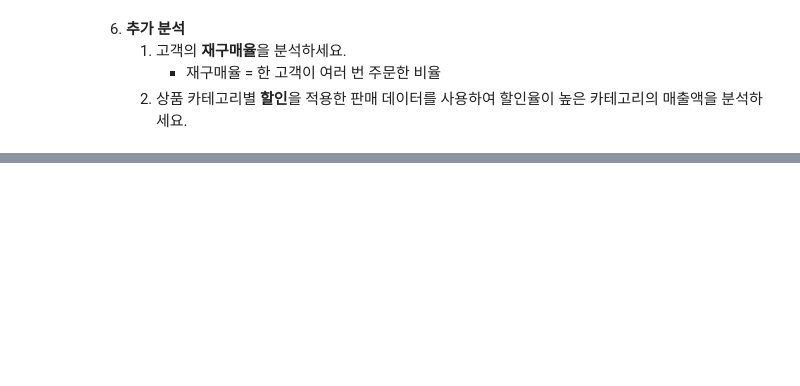
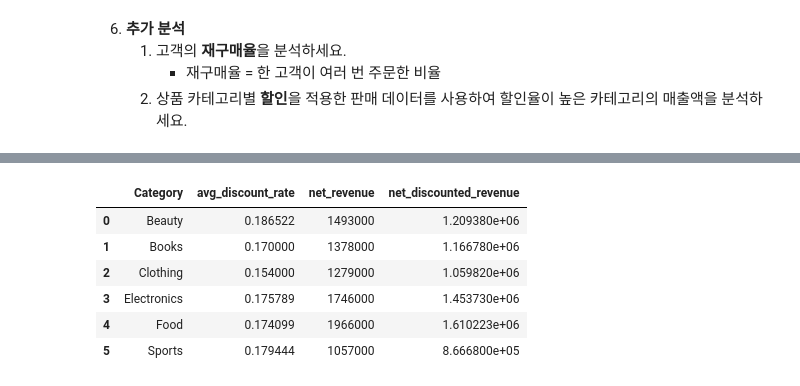
Before and after one commit to Encore-SKN-17/eda_practice, a Jupyter notebook: 3_final_practice.ipynb, the cells around one changed output, grey strips where cells are left out. Cells and saved outputs as stored; diff of their text form; code cells hidden in the pictures; blank space fills up the shorter version.

```diff
--- a/3_final_practice.ipynb
+++ b/3_final_practice.ipynb
@@ -367,0 +485,22 @@ plt.show()
+# %%
+# 2. 상품 카테고리별 **할인**을 적용한 판매 데이터를 사용하여 할인율이 높은 카테고리의 매출액을 분석하세요.
+
+# Add 'DiscountedRevenue' column
+ecommerce_df['DiscountedRevenue'] = ecommerce_df['TotalRevenue'] * (1 - ecommerce_df['DiscountRate'])
+
+# Group by category
+category_discount_df = ecommerce_df.groupby('Category').agg(
+    avg_discount_rate = ('DiscountRate', 'mean'),
+    net_revenue = ('TotalRevenue', 'sum'),
+    net_discounted_revenue = ('DiscountedRevenue', 'sum')
+).reset_index()
+
+display(category_discount_df)
+# %% [output]
+|  | Category | avg_discount_rate | net_revenue | net_discounted_revenue |
+| 0 | Beauty | 0.186522 | 1493000 | 1.209380e+06 |
+| 1 | Books | 0.170000 | 1378000 | 1.166780e+06 |
+| 2 | Clothing | 0.154000 | 1279000 | 1.059820e+06 |
+| 3 | Electronics | 0.175789 | 1746000 | 1.453730e+06 |
+| 4 | Food | 0.174099 | 1966000 | 1.610223e+06 |
+| 5 | Sports | 0.179444 | 1057000 | 8.666800e+05 |
```
Also changed, not shown: parts of 9 cells of this notebook.
